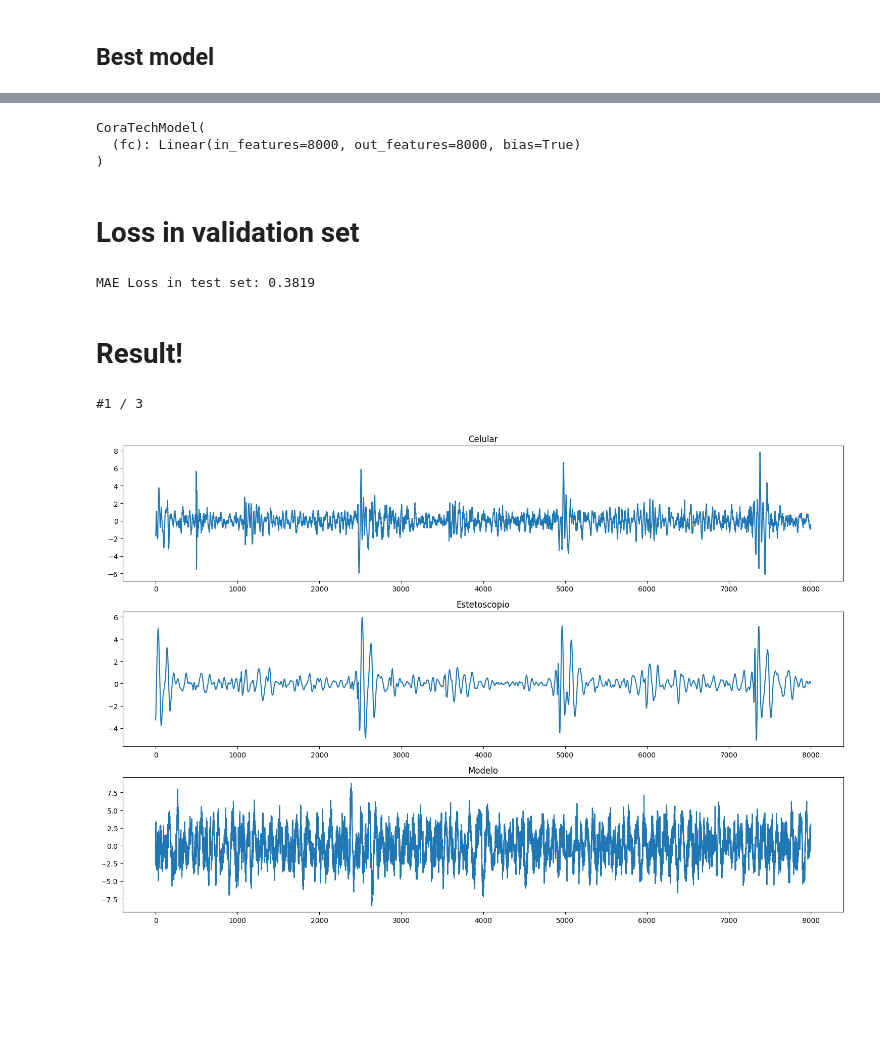
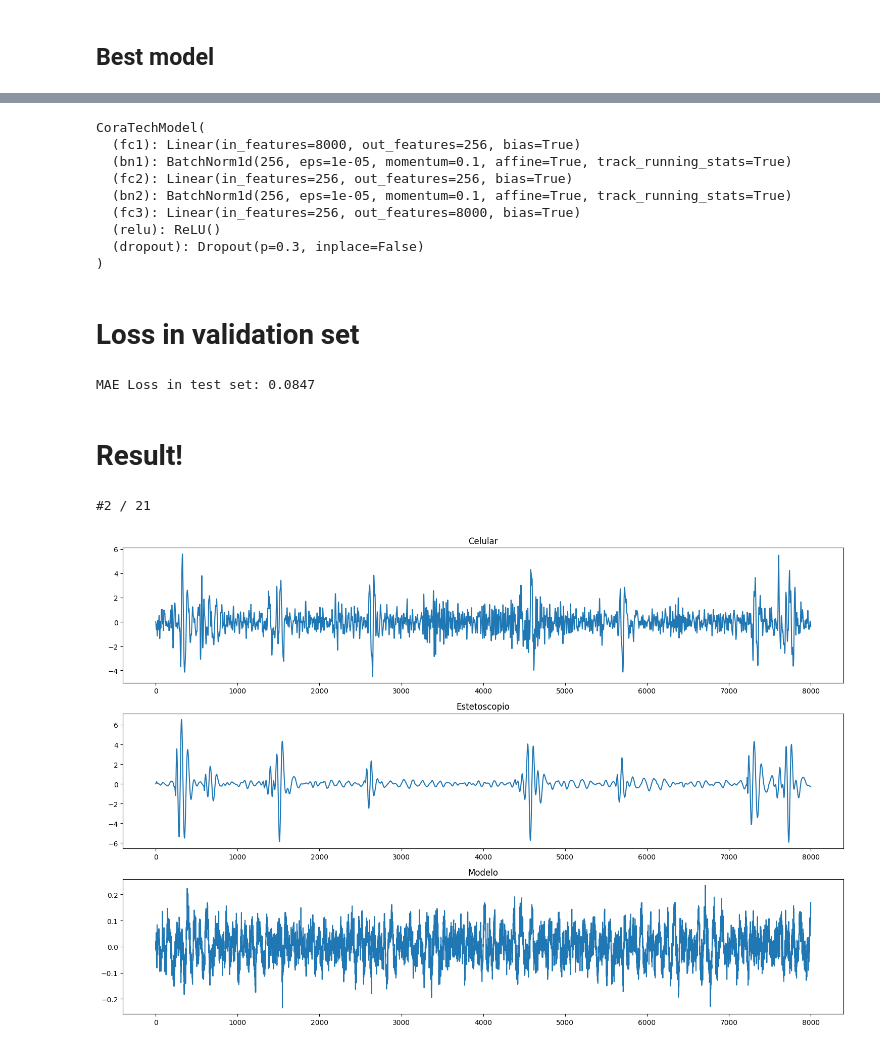
Before and after one commit to Afroefras/coratech, a Jupyter notebook: notebooks/model/train.ipynb, the cells around one changed output, grey strips where cells are left out. Drawn from its saved outputs; the diff is of its cells as text; code cells hidden in the pictures; blank space fills up the shorter version.

```diff
--- a/notebooks/model/train.ipynb
+++ b/notebooks/model/train.ipynb
@@ -194,11 +224,17 @@ with a loss of 5.1981
 # %%
-model_to_pred = CoraTechModel(input_size=cora_dataset[0][0].shape[-1])
+model_to_pred = model.CoraTechModel(input_size)
 
 model_to_pred.load_state_dict(torch.load(best_model)['state_dict'])
 model_to_pred.eval()
 # %% [output]
 CoraTechModel(
-  (fc): Linear(in_features=8000, out_features=8000, bias=True)
+  (fc1): Linear(in_features=8000, out_features=256, bias=True)
+  (bn1): BatchNorm1d(256, eps=1e-05, momentum=0.1, affine=True, track_running_stats=True)
+  (fc2): Linear(in_features=256, out_features=256, bias=True)
+  (bn2): BatchNorm1d(256, eps=1e-05, momentum=0.1, affine=True, track_running_stats=True)
+  (fc3): Linear(in_features=256, out_features=8000, bias=True)
+  (relu): ReLU()
+  (dropout): Dropout(p=0.3, inplace=False)
 )
 # %% [markdown]
 # Loss in validation set
@@ -210,24 +246,29 @@ with torch.no_grad():
     for batch in test_dataloader:
         inputs, targets = batch
         predictions = model_to_pred(inputs)
-        # batch_loss = torch.nn.L1Loss()(predictions, targets)
-        batch_loss = torch.nn.MSELoss()(predictions, targets)
+        batch_loss = torch.nn.L1Loss()(predictions, targets)
         total_loss += batch_loss.item()
         num_samples += len(inputs)
 
 mse_loss = total_loss / num_samples
 print(f'MAE Loss in test set: {mse_loss:.4f}')
 # %% [output]
-MAE Loss in test set: 0.3819
+MAE Loss in test set: 0.0847
 # %% [markdown]
 # Result!
-# %%
-validation_data_length = len(test_dataloader)
-choosen_one_pred = randint(0, validation_data_length)
-
-print(f"#{choosen_one_pred} / {validation_data_length}")
-
-model_result = plot_model_result(model_to_pred, test_dataloader, choosen_one_pred)
-# %% [output]
-#1 / 3
-[figure, removed]
+# %%
+test_data_length = len(test_dataset)
+choosen_one_test = randint(0, test_data_length)
+
+print(f"#{choosen_one_test} / {test_data_length}")
+
+model_result = plot_model_result(model_to_pred, test_dataset, choosen_one_test)
+
+mobile_test_sample, stethos_test_sample = test_dataset[choosen_one_test]
+
+display(Audio(mobile_test_sample, rate=sample_rate, autoplay=True))
+display(Audio(stethos_test_sample, rate=sample_rate, autoplay=True))
+display(Audio(model_result, rate=sample_rate, autoplay=True))
+# %% [output]
+#2 / 21
+[figure, added]
```
Also changed, not shown: parts of 13 cells of this notebook, 3 other files.
